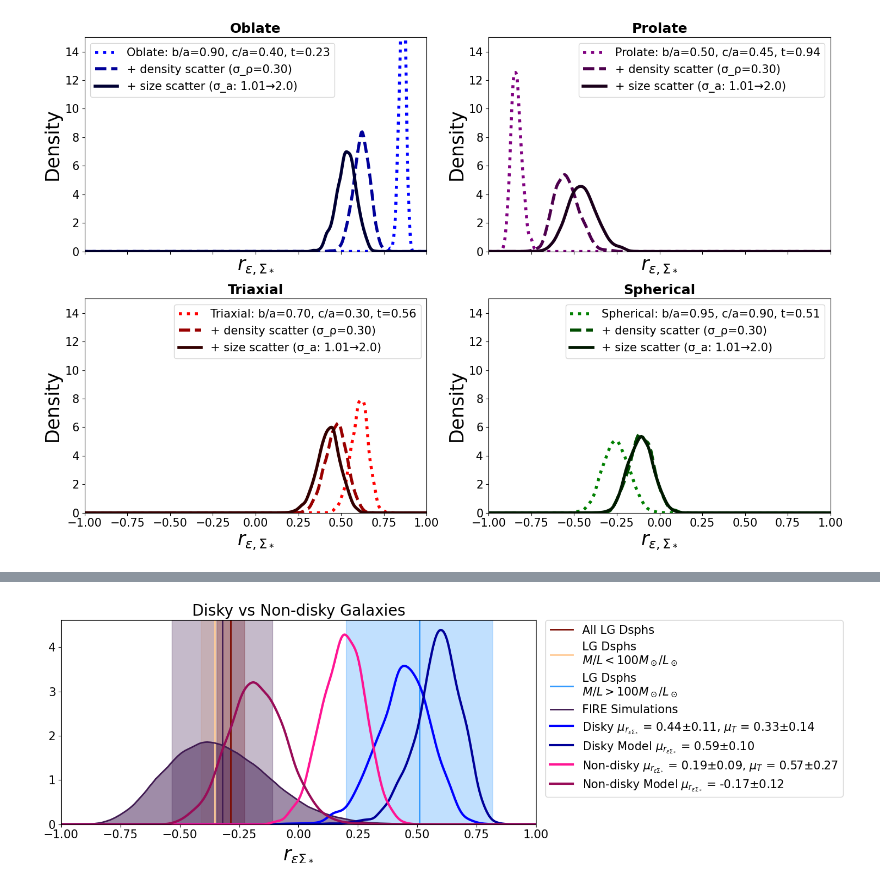
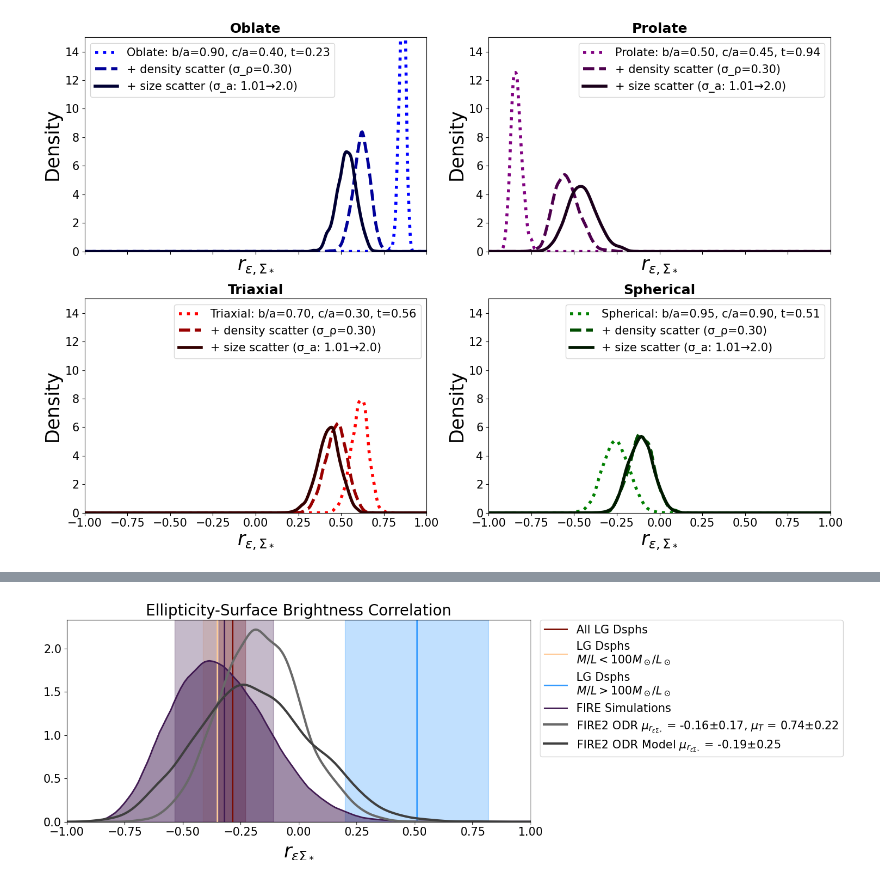
Before and after one commit to Bvogel4/MCMC-deprojection, a Jupyter notebook: xu_correlation_2.ipynb, the cells around one changed output, grey strips where cells are left out. Drawn from its saved outputs; the diff is of its cells as text; code cells hidden in the pictures.

```diff
--- a/xu_correlation_2.ipynb
+++ b/xu_correlation_2.ipynb
@@ -1053,7 +1048,7 @@ for correlation_distributions in correlation_distributions_list:
         obs_data,
         fire_data,
         categories_to_plot=[
-            {'key': 'all', 'label': 'All Galaxies', 'color': 'dimgray', 'linewidth': 3}
+            {'key': 'all', 'label': 'FIRE2 ODR', 'color': 'dimgray', 'linewidth': 3}
         ],
         title="Ellipticity-Surface Brightness Correlation",
         output_file=os.path.join(OUTPUT_DIR, 'Correlation_All.png')
@@ -1086,47 +1081,47 @@ for correlation_distributions in correlation_distributions_list:
     #     output_file=os.path.join(OUTPUT_DIR, 'Correlation_MassToLight.png')
     # )
 
-    # 4. Disky vs Non-disky comparison
-    plot_correlation_distribution(
-        correlation_distributions,
-        obs_data,
-        fire_data,
-        categories_to_plot=[
-            {'key': 'disky', 'label': 'Disky', 'color': 'blue', 'linestyle': '-'},
-            {'key': 'non_disky', 'label': 'Non-disky', 'color': 'deeppink', 'linestyle': '-'}
-        ],
-        title="Disky vs Non-disky Galaxies",
-        output_file=os.path.join(OUTPUT_DIR, 'Correlation_Shape.png')
-    )
-
-    # 5. Mass-based comparison
-    plot_correlation_distribution(
-        correlation_distributions,
-        obs_data,
-        fire_data,
-        categories_to_plot=[
-            {'key': 'low_mass', 'label': 'Low Mass', 'color': 'cyan', 'linestyle': '-'},
-            {'key': 'medium_mass', 'label': 'Medium Mass', 'color': 'yellowgreen', 'linestyle': '--'},
-            {'key': 'high_mass', 'label': 'High Mass', 'color': 'magenta', 'linestyle': '-.'}
-        ],
-        title="Mass-based Comparison",
-        output_file=os.path.join(OUTPUT_DIR, 'Correlation_Mass.png')
-    )
-
-
-    # 6. plot oblate/triaxial/prolate comparison
-    plot_correlation_distribution(
-        correlation_distributions,
-        obs_data,
-        fire_data,
-        categories_to_plot=[
-            {'key': 'oblate', 'label': 'Oblate', 'color': 'coral', 'linestyle': '-'},
-            {'key': 'triaxial', 'label': 'Triaxial', 'color': 'olivedrab', 'linestyle': '--'},
-            {'key': 'prolate', 'label': 'Prolate', 'color': 'violet', 'linestyle': '-.'}
-        ],
-        title="Shape Regime Comparison",
-        output_file=os.path.join(OUTPUT_DIR, 'Correlation_ShapeRegime.png')
-    )
+    # # 4. Disky vs Non-disky comparison
+    # plot_correlation_distribution(
+    #     correlation_distributions,
+    #     obs_data,
+    #     fire_data,
+    #     categories_to_plot=[
+    #         {'key': 'disky', 'label': 'Disky', 'color': 'blue', 'linestyle': '-'},
+    #         {'key': 'non_disky', 'label': 'Non-disky', 'color': 'deeppink', 'linestyle': '-'}
+    #     ],
+    #     title="Disky vs Non-disky Galaxies",
+    #     output_file=os.path.join(OUTPUT_DIR, 'Correlation_Shape.png')
+    # )
+    #
+    # # 5. Mass-based comparison
+    # plot_correlation_distribution(
+    #     correlation_distributions,
+    #     obs_data,
+    #     fire_data,
+    #     categories_to_plot=[
+    #         {'key': 'low_mass', 'label': 'Low Mass', 'color': 'cyan', 'linestyle': '-'},
+    #         {'key': 'medium_mass', 'label': 'Medium Mass', 'color': 'yellowgreen', 'linestyle': '--'},
+    #         {'key': 'high_mass', 'label': 'High Mass', 'color': 'magenta', 'linestyle': '-.'}
+    #     ],
+    #     title="Mass-based Comparison",
+    #     output_file=os.path.join(OUTPUT_DIR, 'Correlation_Mass.png')
+    # )
+    #
+    #
+    # # 6. plot oblate/triaxial/prolate comparison
+    # plot_correlation_distribution(
+    #     correlation_distributions,
+    #     obs_data,
+    #     fire_data,
+    #     categories_to_plot=[
+    #         {'key': 'oblate', 'label': 'Oblate', 'color': 'coral', 'linestyle': '-'},
+    #         {'key': 'triaxial', 'label': 'Triaxial', 'color': 'olivedrab', 'linestyle': '--'},
+    #         {'key': 'prolate', 'label': 'Prolate', 'color': 'violet', 'linestyle': '-.'}
+    #     ],
+    #     title="Shape Regime Comparison",
+    #     output_file=os.path.join(OUTPUT_DIR, 'Correlation_ShapeRegime.png')
+    # )
 
     # # Plot bar status comparison
     # plot_correlation_distribution(
@@ -1146 +1141 @@ for correlation_distributions in correlation_distributions_list:
-[figure, old version]
+[figure, new version]
```
Also changed, not shown: parts of 6 cells of this notebook.
